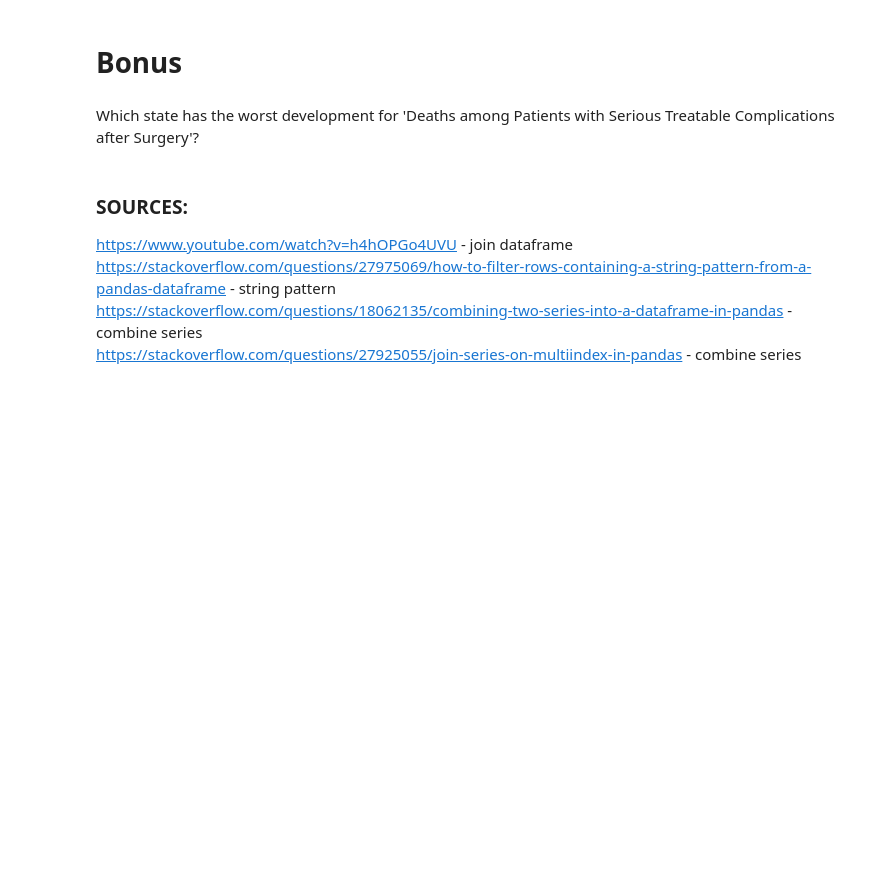
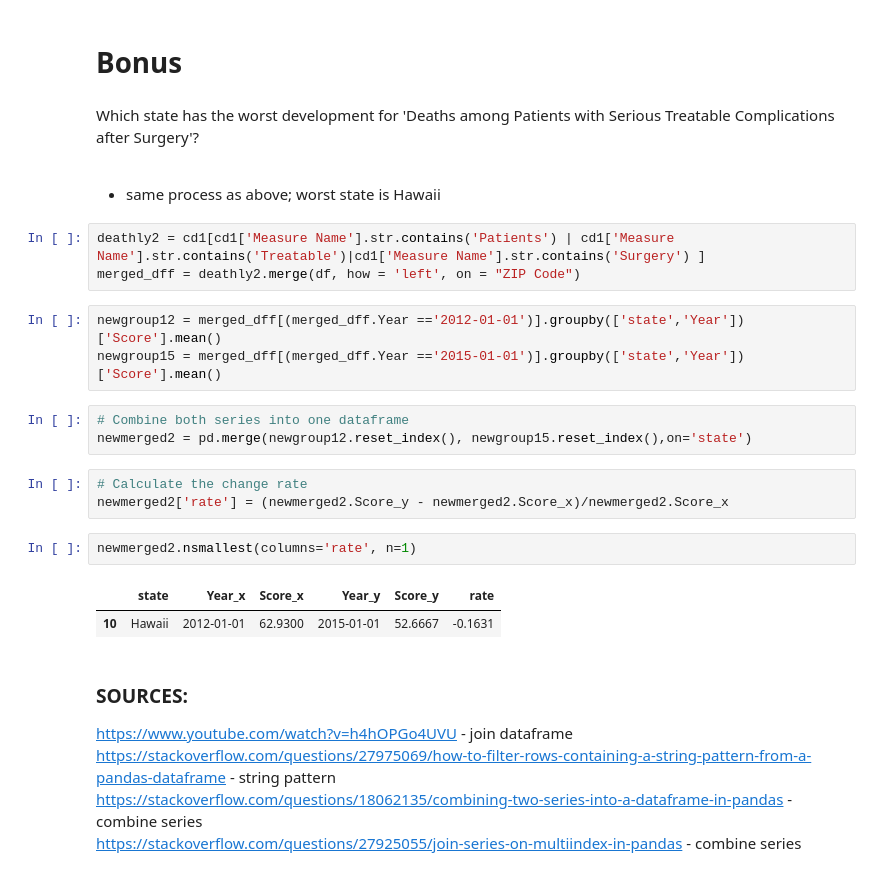
Before and after one commit to xiaoluzhang6/PythonDataScience, a Jupyter notebook: midterm/Take_Home_Exam_COMPLETE.ipynb, the cells around one changed output. Drawn from its saved outputs; the diff is of its cells as text; blank space fills up the shorter version.

```diff
--- a/midterm/Take_Home_Exam_COMPLETE.ipynb
+++ b/midterm/Take_Home_Exam_COMPLETE.ipynb
@@ -304,7 +304,25 @@ newmerged.nsmallest(columns='rate', n=1)
 # %% [markdown]
 # Bonus
 # %% [markdown]
-Which state has the worst development for 'Deaths among Patients with Serious Treatable Complications after Surgery'?
+Which state has the worst development for 'Deaths among Patients with Serious Treatable Complications after Surgery'?<br><br>
+- same process as above; worst state is Hawaii
+# %%
+deathly2 = cd1[cd1['Measure Name'].str.contains('Patients') | cd1['Measure Name'].str.contains('Treatable')|cd1['Measure Name'].str.contains('Surgery') ]
+merged_dff = deathly2.merge(df, how = 'left', on = "ZIP Code")
+# %%
+newgroup12 = merged_dff[(merged_dff.Year =='2012-01-01')].groupby(['state','Year'])['Score'].mean()
+newgroup15 = merged_dff[(merged_dff.Year =='2015-01-01')].groupby(['state','Year'])['Score'].mean()
+# %%
+# Combine both series into one dataframe
+newmerged2 = pd.merge(newgroup12.reset_index(), newgroup15.reset_index(),on='state')
+# %%
+# Calculate the change rate
+newmerged2['rate'] = (newmerged2.Score_y - newmerged2.Score_x)/newmerged2.Score_x
+# %%
+newmerged2.nsmallest(columns='rate', n=1)
+# %% [output]
+|  | state | Year_x | Score_x | Year_y | Score_y | rate |
+| 10 | Hawaii | 2012-01-01 | 62.9300 | 2015-01-01 | 52.6667 | -0.1631 |
 # %% [markdown]
 ### SOURCES:<BR>
    https://www.youtube.com/watch?v=h4hOPGo4UVU - join dataframe <br>
```
